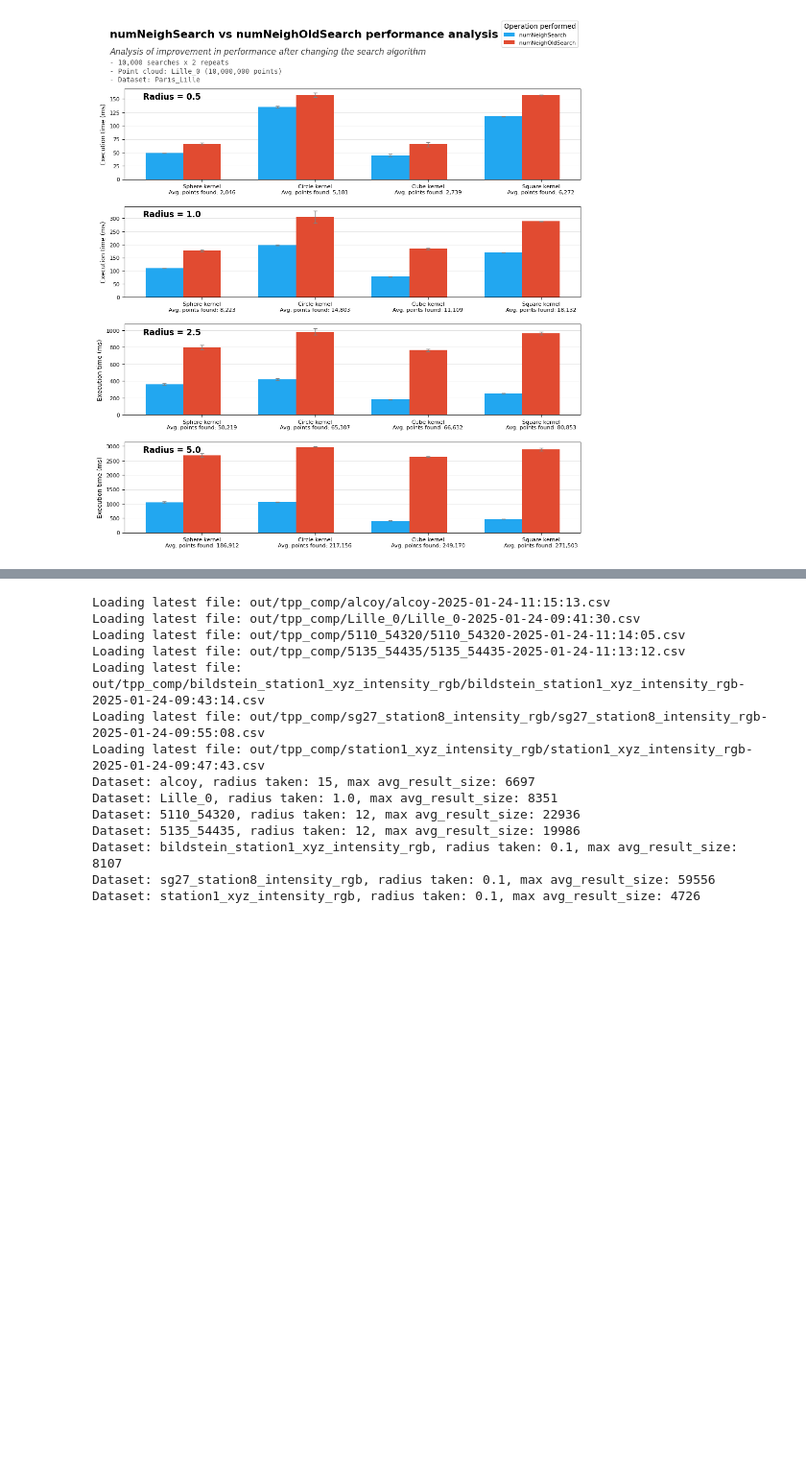
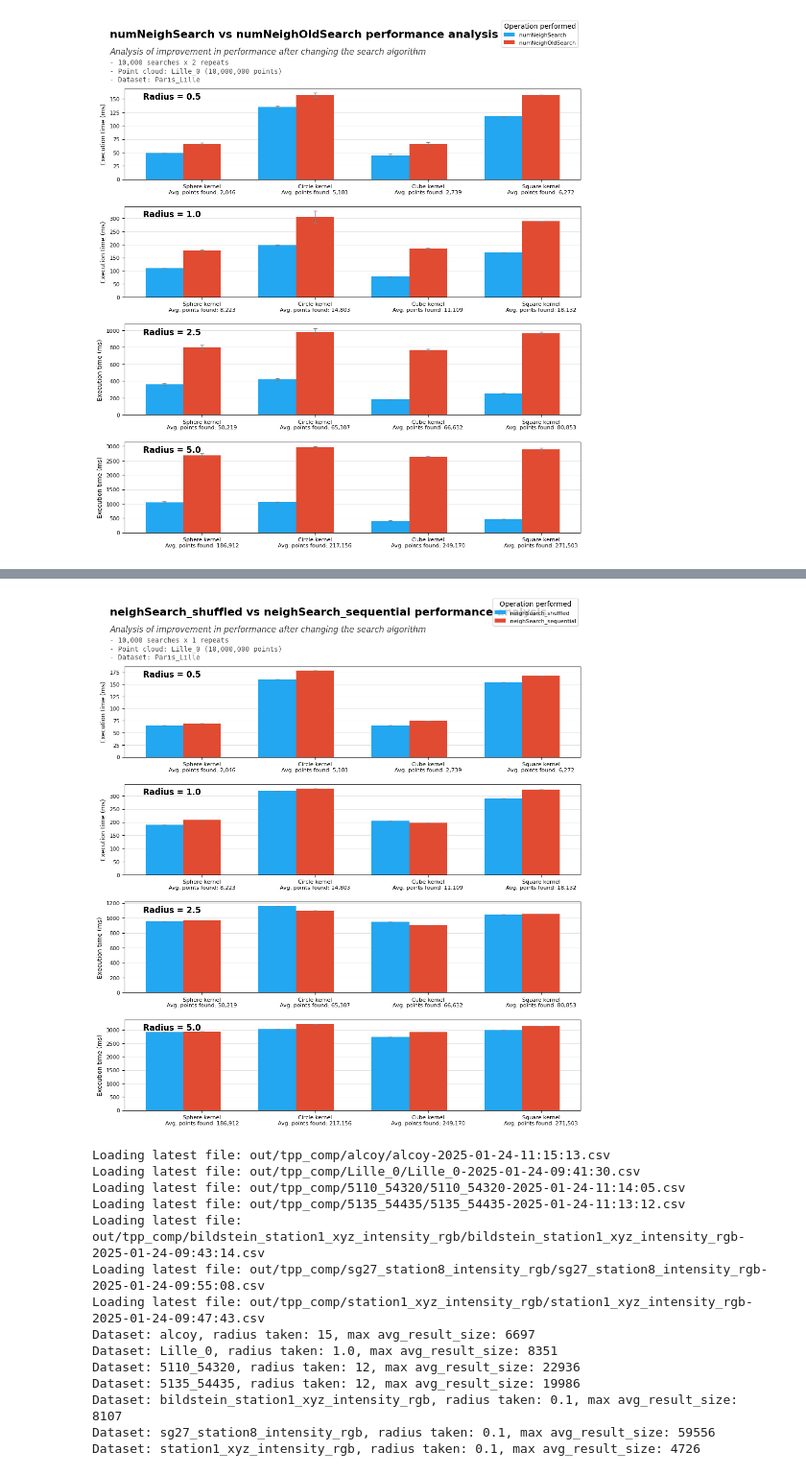
Before and after one commit to manuramazz/octrees-coordenadas-polares, a Jupyter notebook: benchmark_plots.ipynb, the cells around one changed output, grey strips where cells are left out. Shown at 96% size. Cells and saved outputs as stored; diff of their text form; code cells hidden in the pictures; blank space fills up the shorter version.

Commit message:
changed seq vs shuffled test and added more options

```diff
--- a/benchmark_plots.ipynb
+++ b/benchmark_plots.ipynb
@@ -376,3 +376,8 @@ fig = octree_operations_comparison("Lille_0", "Paris_Lille", ['numNeighSearch',
 # %% [output]
 Loading latest file: out/algo_comp/Lille_0/Lille_0-2025-01-24-02:39:09.csv
 [figure]
+# %%
+# Test shuffled vs sequential search sets
+ALGO_COMP_DATA_PATH = os.path.join(BASE_DATA_PATH, "seq_vs_shuffle")
+fig = octree_operations_comparison("Lille_0", "Paris_Lille", ['neighSearch_shuffled', 'neighSearch_sequential'])
+# %% [output]
@@ -379,3 +385,4 @@ Loading latest file: out/algo_comp/Lille_0/Lille_0-2025-01-24-02:39:09.csv
+[figure, added]
 # %%
 TPP_DATA_PATH = os.path.join(BASE_DATA_PATH, "tpp_comp")
 CLOUDS_DATASETS_TPP = {"alcoy": "alcoy",
```
Also changed, not shown: parts of 1 cell of this notebook, 5 other files.
